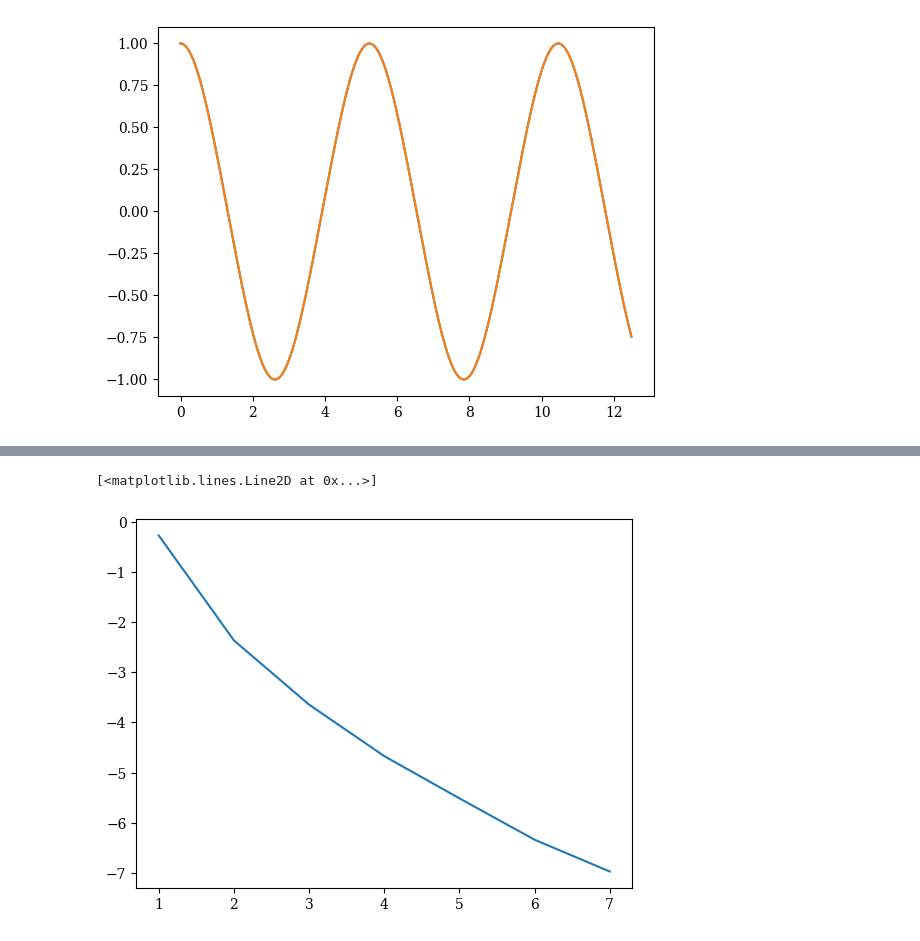
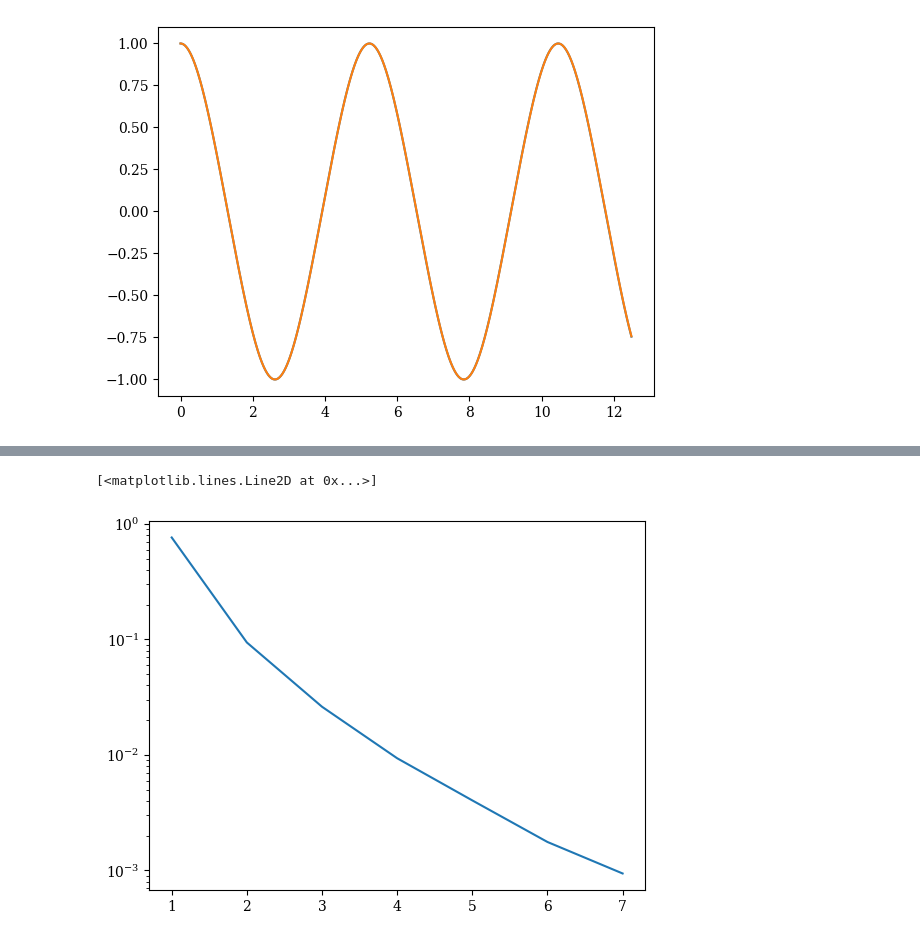
Before and after one commit to esemsc-dda24/PTL-PINNs, a Jupyter notebook: ptlpinns/results/oscillator/undamped.ipynb, the cells around one changed output, grey strips where cells are left out. Cells and saved outputs as stored; diff of their text form; code cells hidden in the pictures.

```diff
--- a/ptlpinns/results/oscillator/undamped.ipynb
+++ b/ptlpinns/results/oscillator/undamped.ipynb
@@ -19,7 +19,7 @@ undamped_model, training_log = model.load_model(undamped_path, undamped_name)
 # %% [markdown]
 ### Problem definition
 # %%
-N = 500
+N = 512
 t_span = (0, 15)
 t_eval = np.linspace(t_span[0], t_span[1], N)
 # %% [markdown]
@@ -209,6 +229,5 @@ for i in range(len(w_sol[0])):
 # %%
-error
-plt.plot([1, 2, 3, 4, 5, 6, 7], np.log(error))
+plt.semilogy([1, 2, 3, 4, 5, 6, 7], error)
 # %% [output]
 [<matplotlib.lines.Line2D at 0x...>]
-[figure, old version]
+[figure, new version]
```
Also changed, not shown: parts of 4 cells of this notebook, 6 other files.
